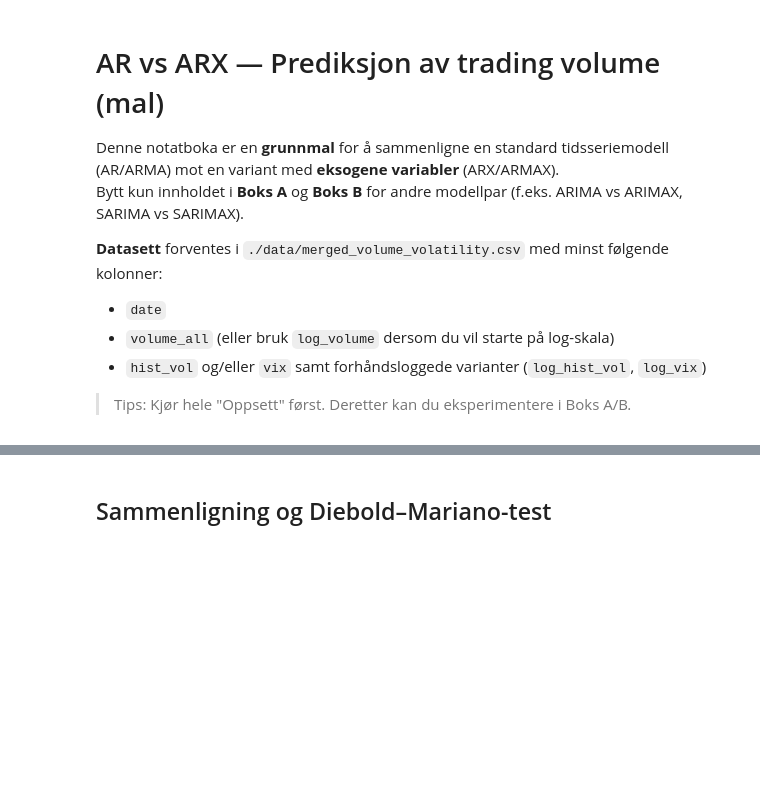
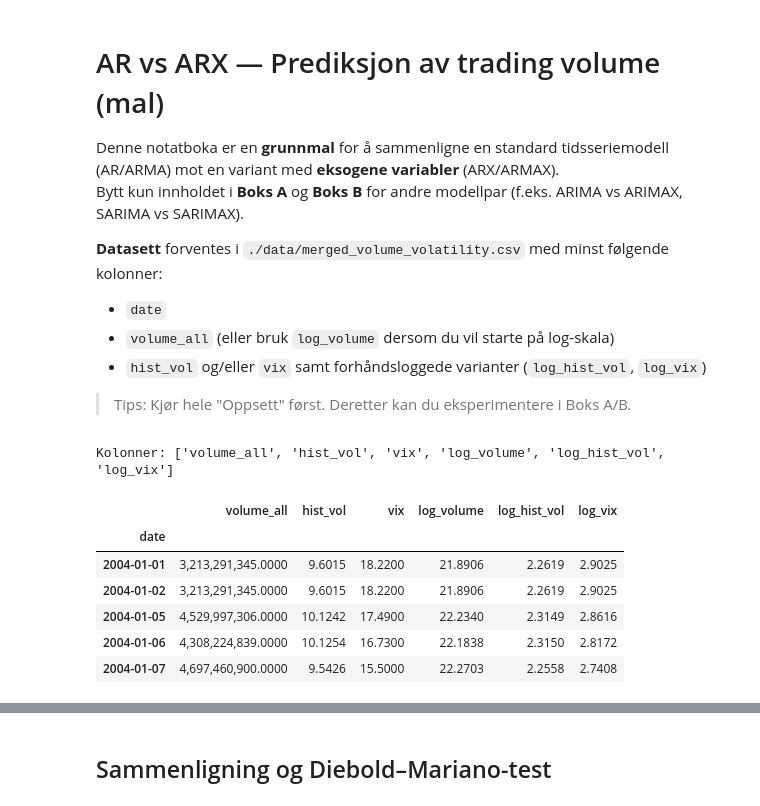
Before and after one commit to simenoiseth/mastercode, a Jupyter notebook: Fredrik/MA_vs_MAX.ipynb, the cells around one changed output, grey strips where cells are left out. Cells and saved outputs as stored; diff of their text form; code cells hidden in the pictures; blank space fills up the shorter version.

```diff
--- a/Fredrik/MA_vs_MAX.ipynb
+++ b/Fredrik/MA_vs_MAX.ipynb
@@ -28,20 +27,30 @@ from typing import Optional, Tuple, Dict, Any, List
 pd.options.display.float_format = "{:,.4f}".format
 plt.rcParams["figure.figsize"] = (9, 4)
 # %%
-
 # --- Last data ---
-CSV_PATH = "data/merged_volume_volatility.csv"  # oppdater om nødvendig
+CSV_PATH = "merged_volume_volatility.csv"
 
 df = pd.read_csv(CSV_PATH)
 df["date"] = pd.to_datetime(df["date"])
 df = df.set_index("date").sort_index()
+
+df = df[df.index <= "2024-12-31"]
 
 # Velg hvilke kolonner du vil jobbe på som standard
 target_col = "log_volume" if "log_volume" in df.columns else "volume_all"
 
 # Håndter manglende data (enkelt og konservativt):
 df = df.replace([np.inf, -np.inf], np.nan).dropna(how="any")
 
 print("Kolonner:", list(df.columns))
 display(df.head())
+# %% [output]
+Kolonner: ['volume_all', 'hist_vol', 'vix', 'log_volume', 'log_hist_vol', 'log_vix']
+|  | volume_all | hist_vol | vix | log_volume | log_hist_vol | log_vix |
+| date |  |  |  |  |  |  |
+| 2004-01-01 | 3,213,291,345.0000 | 9.6015 | 18.2200 | 21.8906 | 2.2619 | 2.9025 |
+| 2004-01-02 | 3,213,291,345.0000 | 9.6015 | 18.2200 | 21.8906 | 2.2619 | 2.9025 |
+| 2004-01-05 | 4,529,997,306.0000 | 10.1242 | 17.4900 | 22.2340 | 2.3149 | 2.8616 |
+| 2004-01-06 | 4,308,224,839.0000 | 10.1254 | 16.7300 | 22.1838 | 2.3150 | 2.8172 |
+| 2004-01-07 | 4,697,460,900.0000 | 9.5426 | 15.5000 | 22.2703 | 2.2558 | 2.7408 |
 # %%
```
Also changed, not shown: parts of 8 cells of this notebook.
